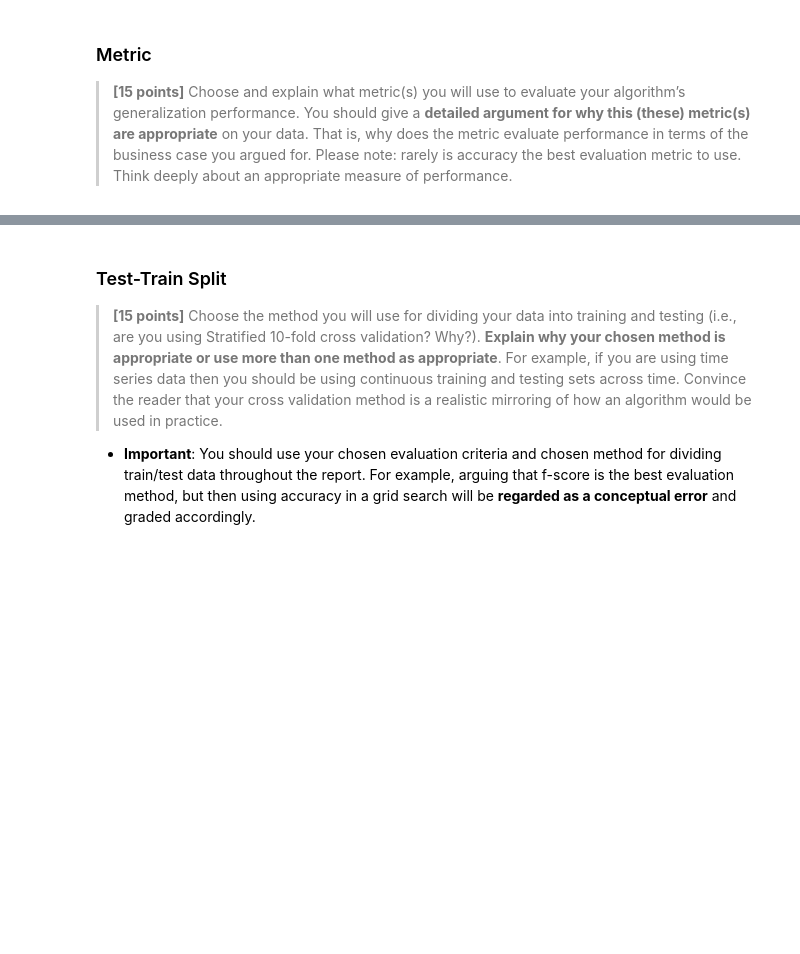
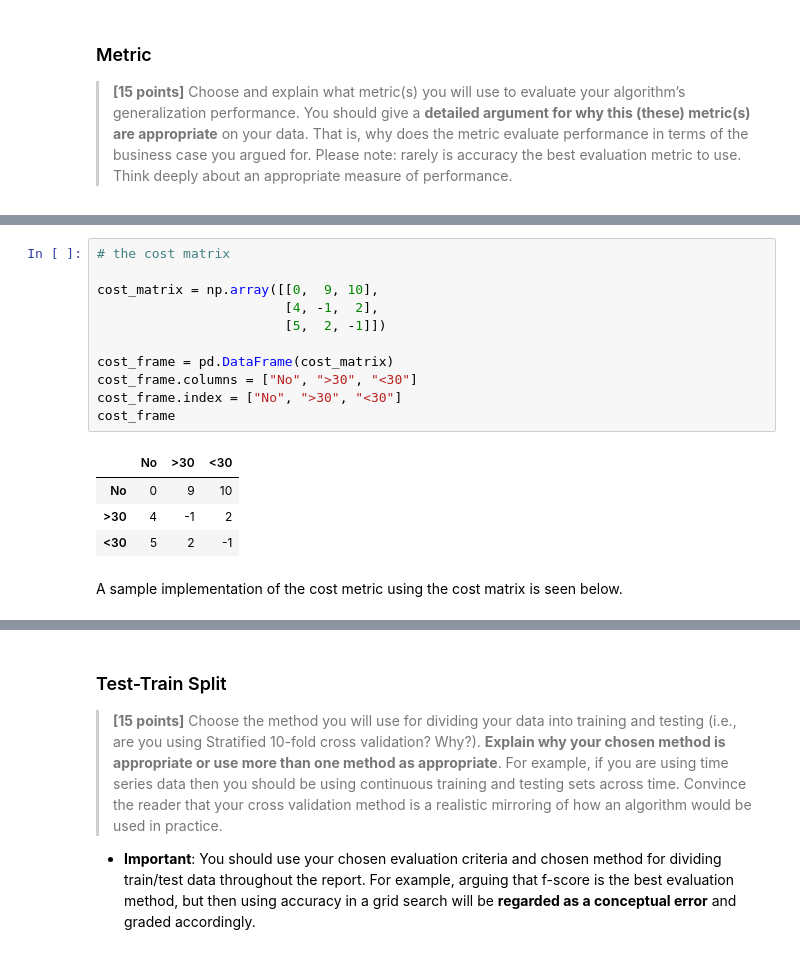
Before and after one commit to jamesothomas/MachineLearningPython, a Jupyter notebook: Lab4/Lab4_Diabetes.ipynb, the cells around one changed output, grey strips where cells are left out. Saved outputs shown, nothing was run; the diff lists cells and outputs as text; blank space fills up the shorter version.

Commit message:
added sample cost metric

```diff
--- a/Lab4/Lab4_Diabetes.ipynb
+++ b/Lab4/Lab4_Diabetes.ipynb
@@ -300,0 +332,18 @@ print(cost)
+# %%
+# the cost matrix
+
+cost_matrix = np.array([[0,  9, 10],
+                        [4, -1,  2],
+                        [5,  2, -1]])
+
+cost_frame = pd.DataFrame(cost_matrix)
+cost_frame.columns = ["No", ">30", "<30"]
+cost_frame.index = ["No", ">30", "<30"]
+cost_frame
+# %% [output]
+|  | No | >30 | <30 |
+| No | 0 | 9 | 10 |
+| >30 | 4 | -1 | 2 |
+| <30 | 5 | 2 | -1 |
+# %% [markdown]
+A sample implementation of the cost metric using the cost matrix is seen below.
```
Also changed, not shown: parts of 5 cells of this notebook.
